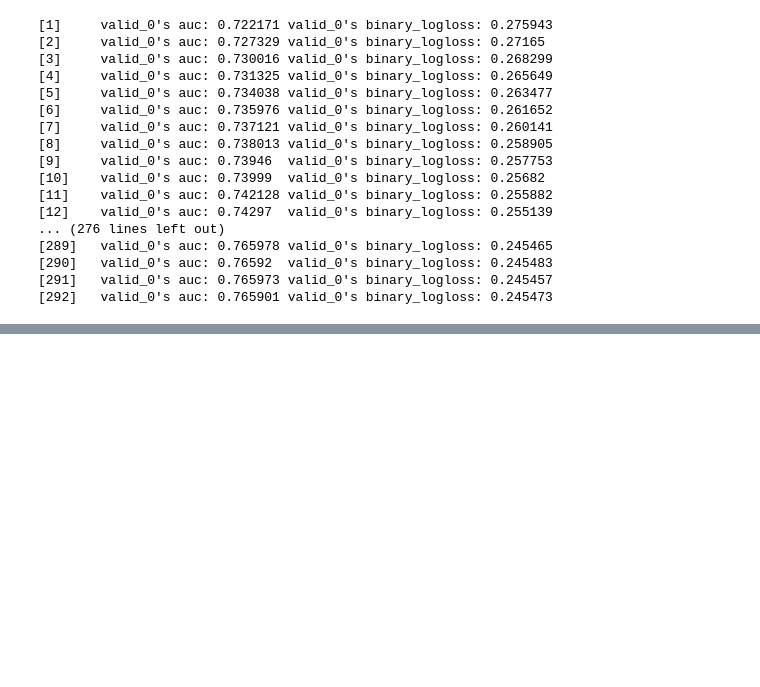
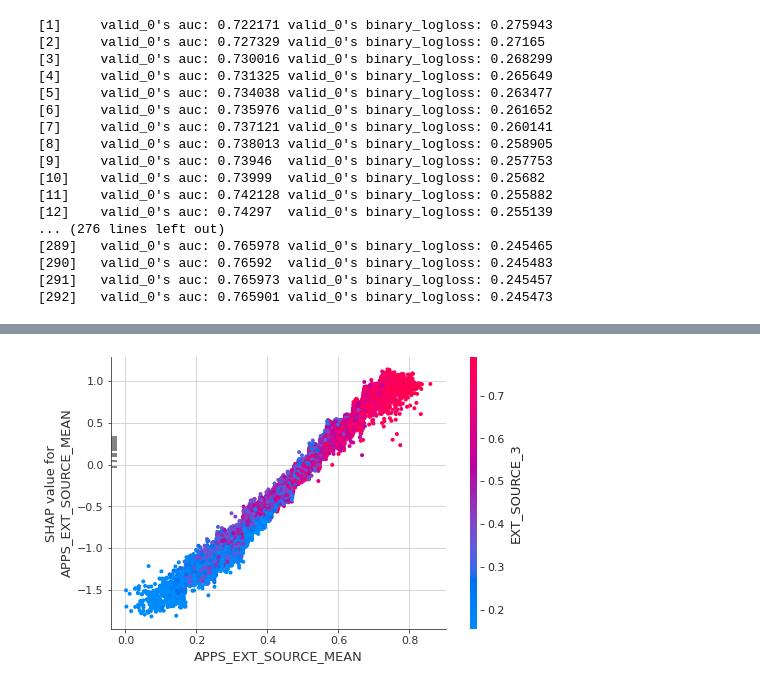
Before and after one commit to vic-thedev/prediction_bancaire, a Jupyter notebook: notebook75af682bf5.ipynb, the cells around one changed output, grey strips where cells are left out. Saved outputs shown, nothing was run; the diff lists cells and outputs as text; code cells hidden in the pictures; blank space fills up the shorter version.

```diff
--- a/notebook75af682bf5.ipynb
+++ b/notebook75af682bf5.ipynb
@@ -404,0 +486,5 @@ pre_data.to_csv('pre_1.csv', index=False)
+# %%
+
+shap.dependence_plot('APPS_EXT_SOURCE_MEAN', shap_values[0], valid_x)
+# %% [output]
+[figure, added]
```
Also changed, not shown: parts of 26 cells of this notebook.
